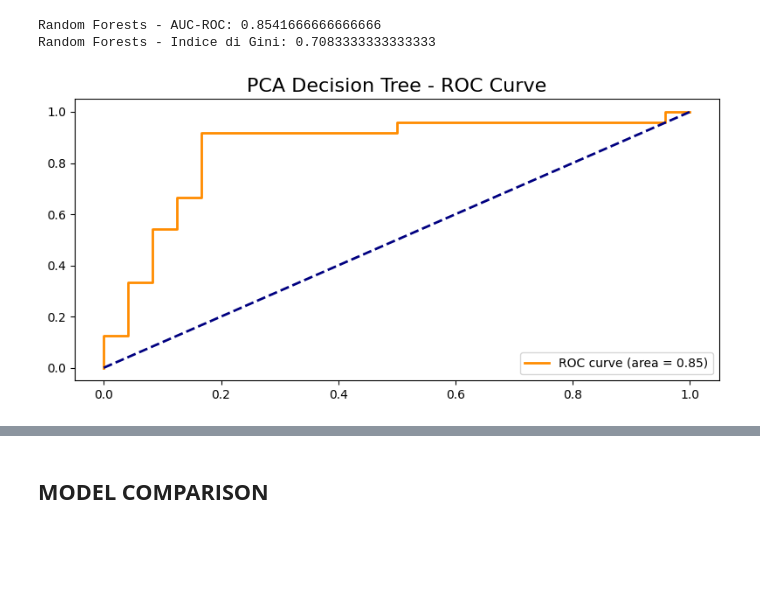
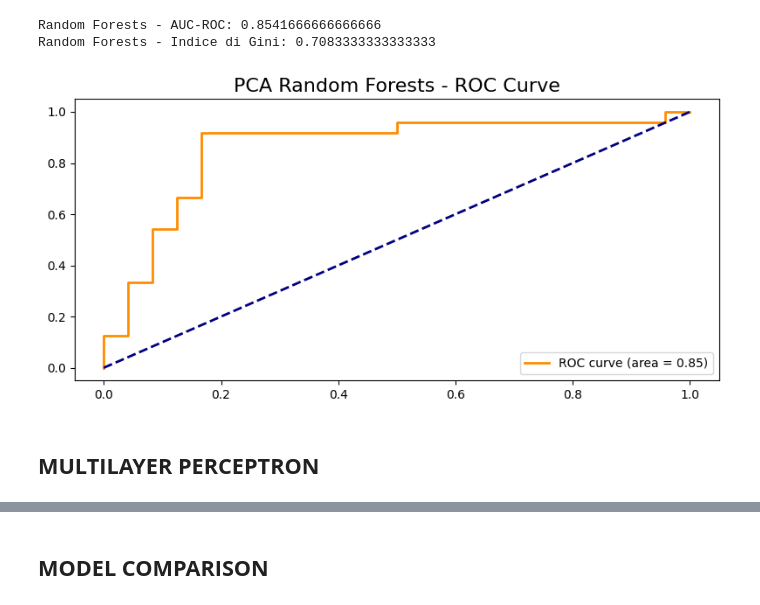
Before and after one commit to arvinjf/Company_Bankruptcy_Prediction, a Jupyter notebook: principal_component_analysis.ipynb, the cells around one changed output, grey strips where cells are left out. Drawn from its saved outputs; the diff is of its cells as text; code cells hidden in the pictures; blank space fills up the shorter version.

```diff
--- a/principal_component_analysis.ipynb
+++ b/principal_component_analysis.ipynb
@@ -389,6 +389,8 @@ Random Forests - AUC-ROC: 0.8541666666666666
 Random Forests - Indice di Gini: 0.7083333333333333
 # %%
 # Visualizzo graficamente la curva ROC
-visualization.roc_curve_plot2('PCA Decision Tree', y_test, rf_y_proba, pca_rf_auc)
+visualization.roc_curve_plot2('PCA Random Forests', y_test, rf_y_proba, pca_rf_auc)
 # %% [output]
-[figure, old version]
+[figure, new version]
+# %% [markdown]
+## **MULTILAYER PERCEPTRON**
```
Also changed, not shown: parts of 29 cells of this notebook.
